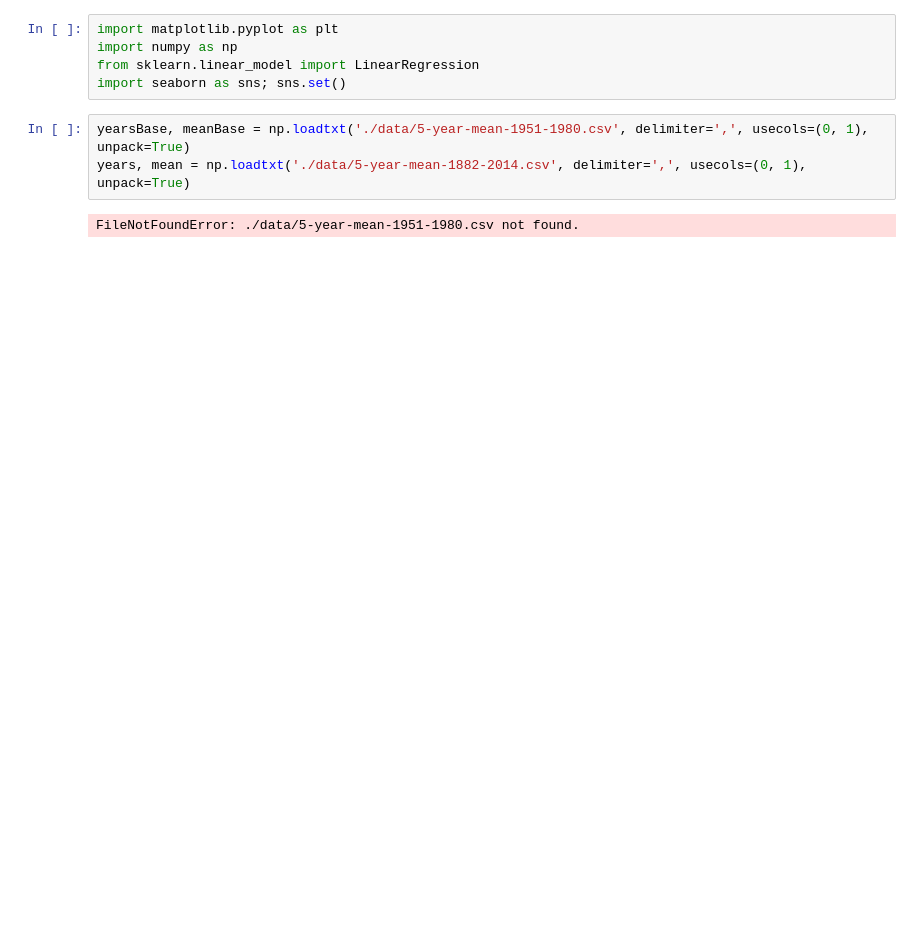
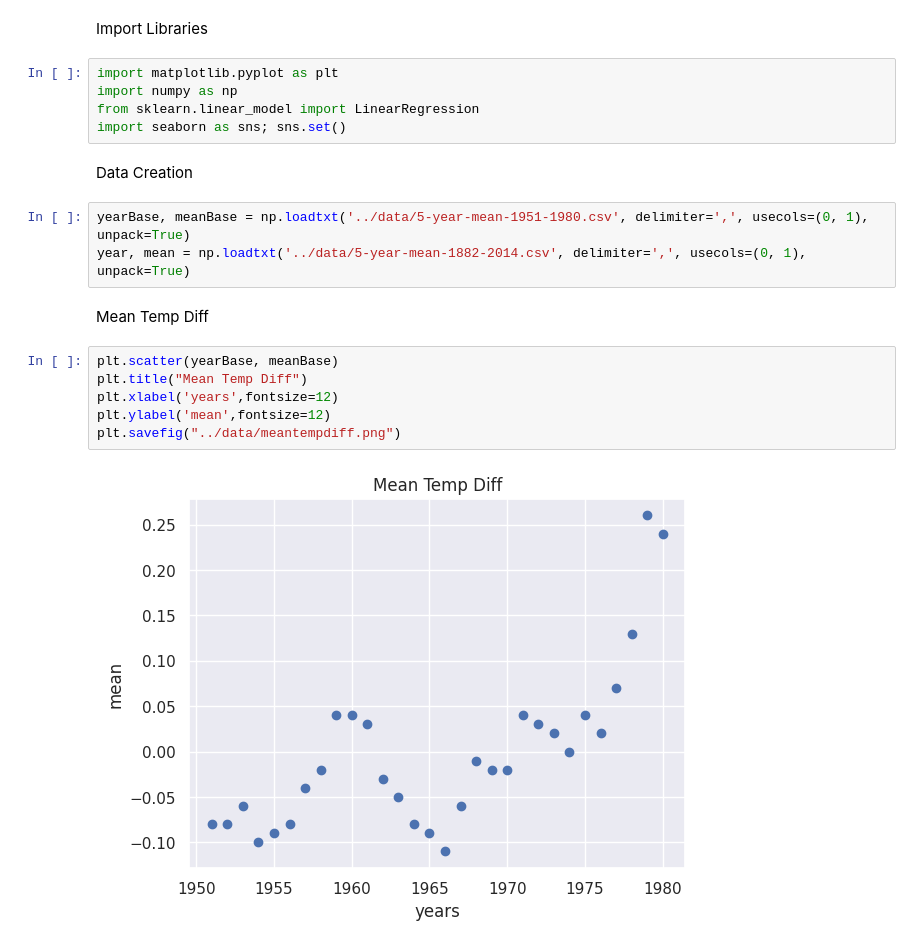
Before and after one commit to harsh-cg/codespaces-jupyter, a Jupyter notebook: notebooks/climatechange.ipynb, the cells around one changed output. Saved outputs shown, nothing was run; the diff lists cells and outputs as text; blank space fills up the shorter version.

```diff
--- a/notebooks/climatechange.ipynb
+++ b/notebooks/climatechange.ipynb
@@ -3,10 +3,22 @@ Azure Notebooks Climate Change Analysis
+# %% [markdown]
+Import Libraries
 # %%
 import matplotlib.pyplot as plt
 import numpy as np
 from sklearn.linear_model import LinearRegression
 import seaborn as sns; sns.set()
+# %% [markdown]
+Data Creation
 # %%
-yearsBase, meanBase = np.loadtxt('./data/5-year-mean-1951-1980.csv', delimiter=',', usecols=(0, 1), unpack=True)
-years, mean = np.loadtxt('./data/5-year-mean-1882-2014.csv', delimiter=',', usecols=(0, 1), unpack=True)
+yearBase, meanBase = np.loadtxt('../data/5-year-mean-1951-1980.csv', delimiter=',', usecols=(0, 1), unpack=True)
+year, mean = np.loadtxt('../data/5-year-mean-1882-2014.csv', delimiter=',', usecols=(0, 1), unpack=True)
-# %% [output]
-FileNotFoundError: ./data/5-year-mean-1951-1980.csv not found.
+# %% [markdown]
+Mean Temp Diff
+# %%
+plt.scatter(yearBase, meanBase)
+plt.title("Mean Temp Diff")
+plt.xlabel('years',fontsize=12)
+plt.ylabel('mean',fontsize=12)
+plt.savefig("../data/meantempdiff.png")
+# %% [output]
+[figure, added]
```
Also changed, not shown: parts of 6 cells of this notebook, 1 other file.
